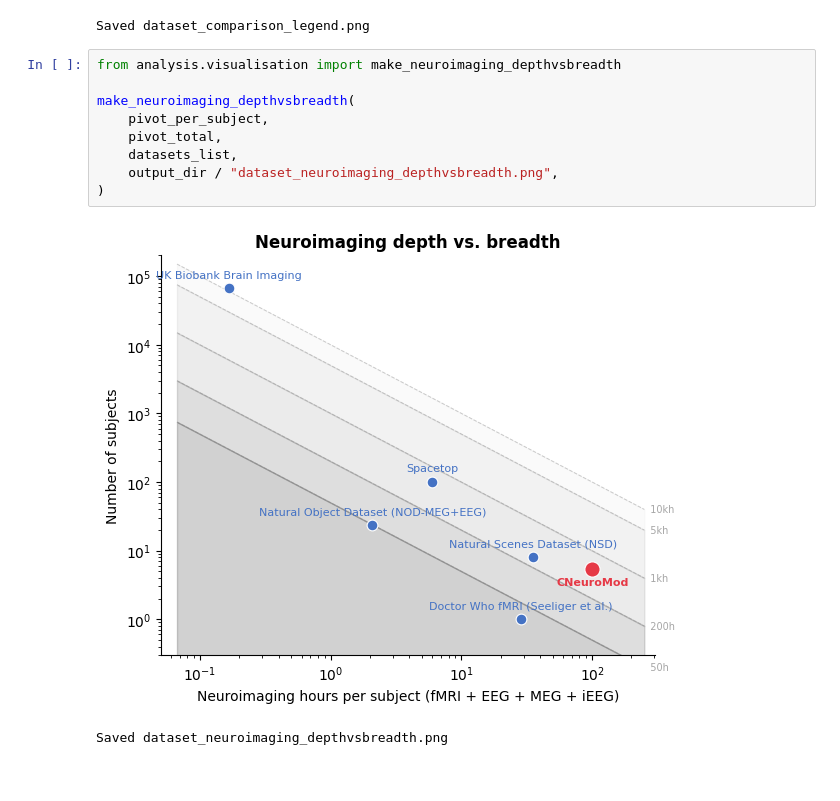
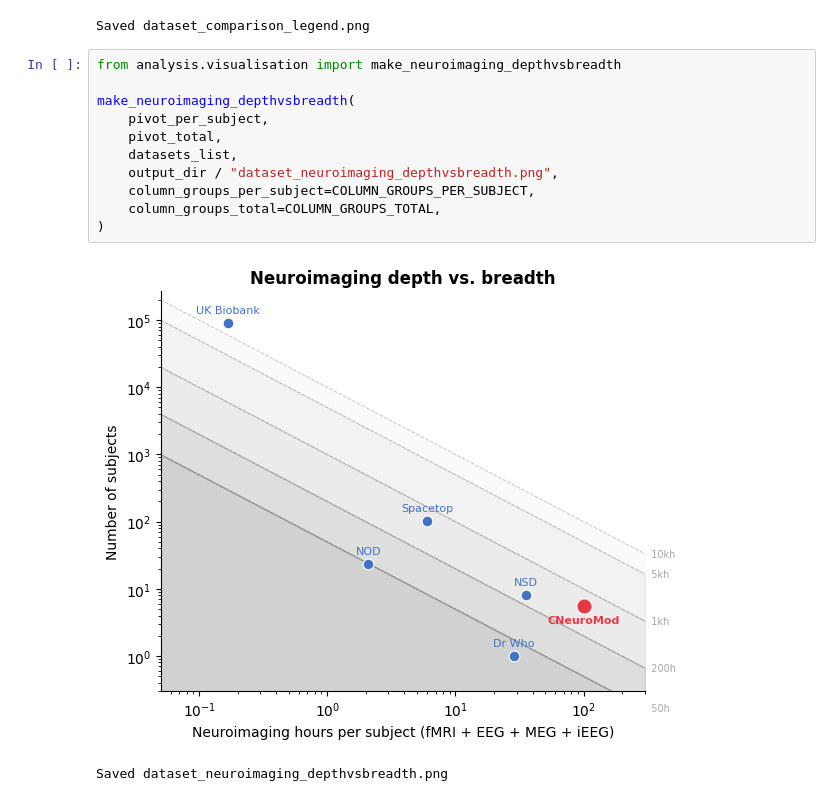
Before and after one commit to courtois-neuromod/dataset_comparison, a Jupyter notebook: notebooks/summary.ipynb, the cells around one changed output. Drawn from its saved outputs; the diff is of its cells as text.

```diff
--- a/notebooks/summary.ipynb
+++ b/notebooks/summary.ipynb
@@ -110,12 +51,14 @@ Saved dataset_comparison_legend.png
 # %%
 from analysis.visualisation import make_neuroimaging_depthvsbreadth
 
 make_neuroimaging_depthvsbreadth(
     pivot_per_subject,
     pivot_total,
     datasets_list,
     output_dir / "dataset_neuroimaging_depthvsbreadth.png",
+    column_groups_per_subject=COLUMN_GROUPS_PER_SUBJECT,
+    column_groups_total=COLUMN_GROUPS_TOTAL,
 )
 # %% [output]
-[figure, old version]
+[figure, new version]
 Saved dataset_neuroimaging_depthvsbreadth.png
```
Also changed, not shown: parts of 3 cells of this notebook, 23 other files.
